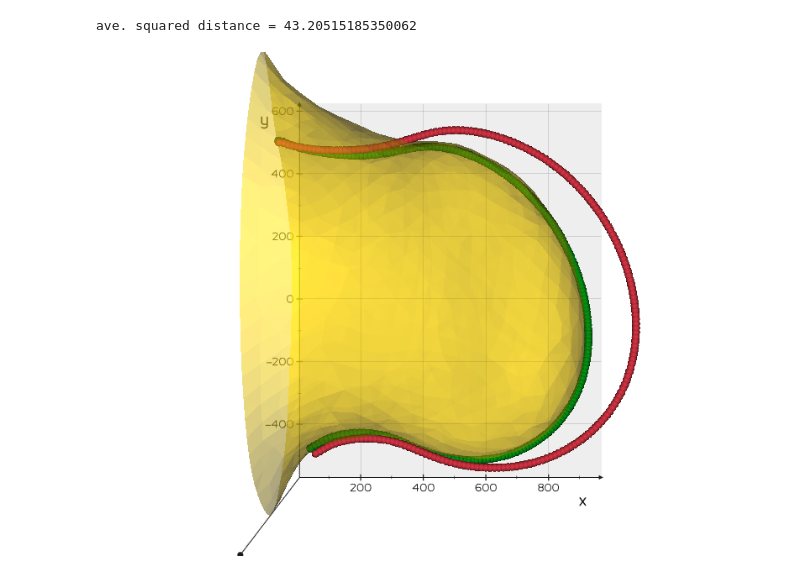
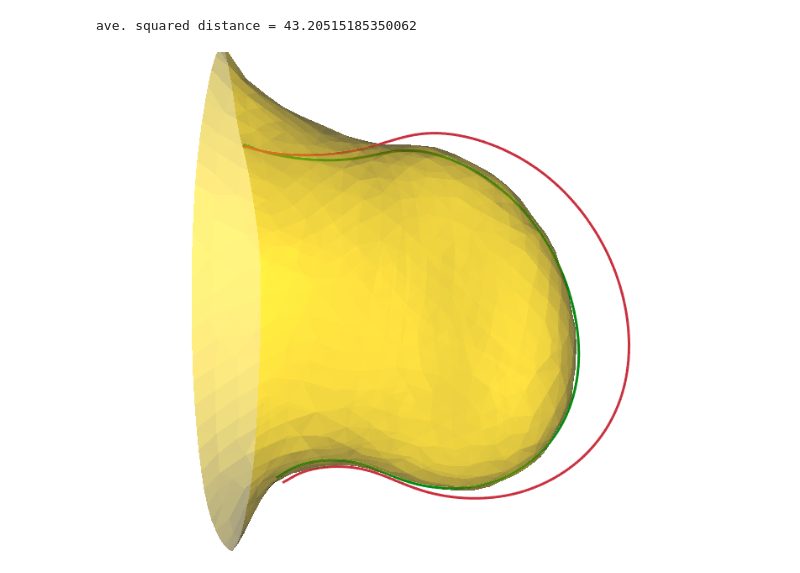
Before and after one commit to marcomusy/vedo, a Jupyter notebook: examples/notebooks/align1.ipynb, the cells around one changed output. Saved outputs shown, nothing was run; the diff lists cells and outputs as text; code cells hidden in the pictures.

```diff
--- a/examples/notebooks/align1.ipynb
+++ b/examples/notebooks/align1.ipynb
@@ -1,29 +1,29 @@
 # %%
 """Align 2 shapes: a simple line to a polygonal mesh"""
 from vedo import *
 
 settings.default_backend = '2d' # or k3d, ipyvtk, or vtk
 
 limb = Mesh(dataurl + "270.vtk").alpha(0.5)
-rim  = Mesh(dataurl + "270_rim.vtk").c("red4").ps(10)
+rim  = Mesh(dataurl + "270_rim.vtk").c("red4").lw(3)
 
 # make a clone copy of the rim line and align it to the surface
-arim = rim.clone().align_to(limb, rigid=True).c("g").ps(10)
+arim = rim.clone().align_to(limb, rigid=True).c("g")
 
 plt = Plotter()
 plt += [limb, rim, arim]
 
 # compute how well it fits
 d = 0
 for p in arim.points():
     cpt = limb.closest_point(p)
     d += mag2(p - cpt)  # square of residual distance
 
 printc("ave. squared distance =", d / arim.npoints, c="g")
-plt.show(axes=1)
+plt.show()
 # %% [output]
 ave. squared distance = 43.20515185350062
-[figure, old version]
+[figure, new version]
 # %%
 limb
 # %% [output]
```
Also changed, not shown: parts of 1 cell of this notebook, 9 other files.
